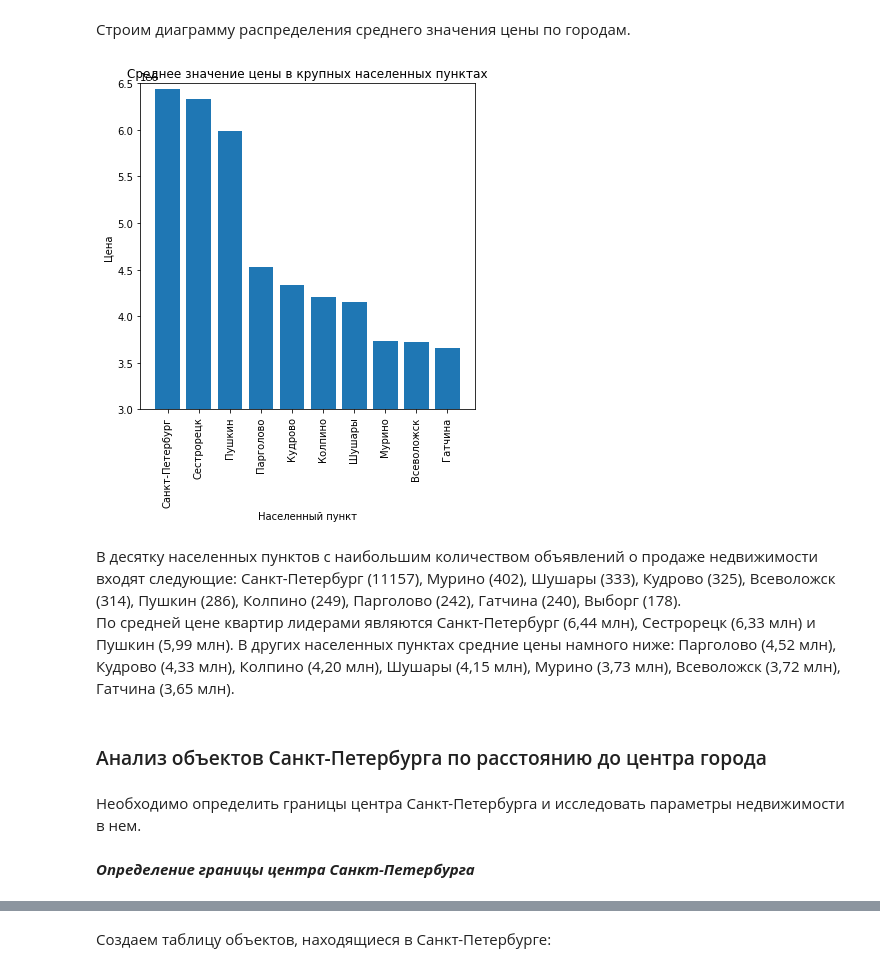
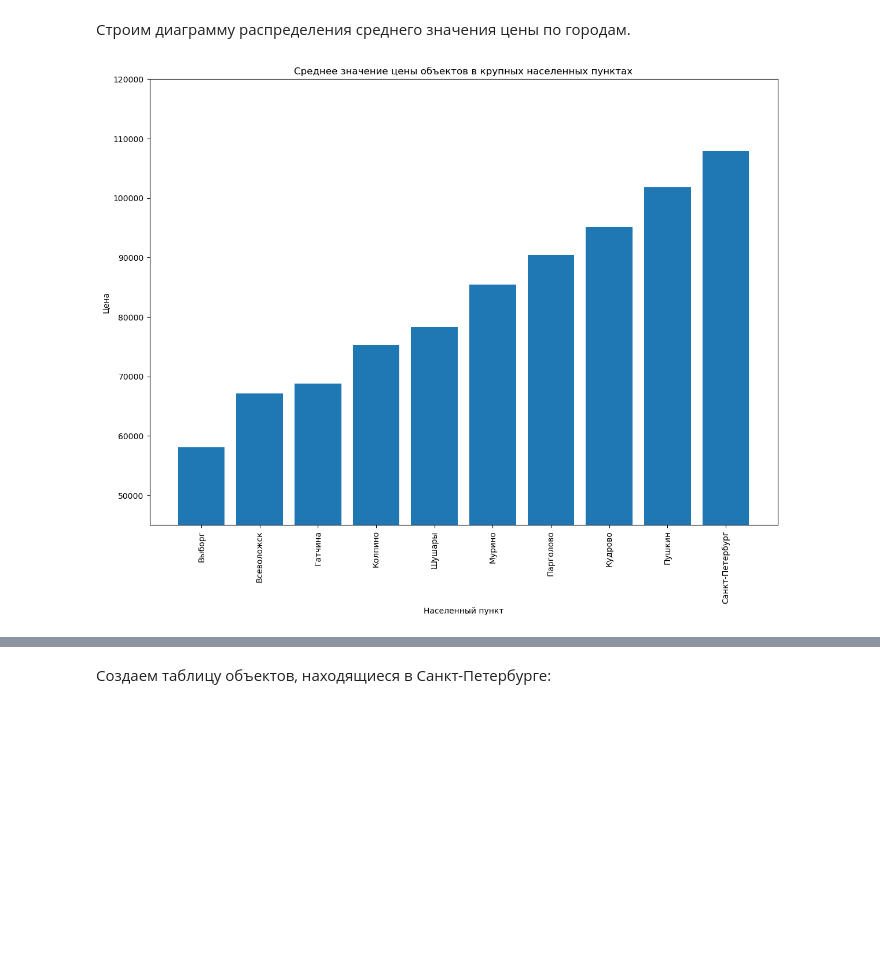
Before and after one commit to bondiq1982/yandex-projects, a Jupyter notebook: flats/flats.ipynb, the cells around one changed output, grey strips where cells are left out. Saved outputs shown, nothing was run; the diff lists cells and outputs as text; code cells hidden in the pictures; blank space fills up the shorter version.

```diff
--- a/flats/flats.ipynb
+++ b/flats/flats.ipynb
@@ -1008,0 +694,5 @@ rooms_lp
+# %%
+df_work.loc[(df_work['floor'] == 1), 'floor_class'] = 'Первый'
+df_work.loc[(df_work['floors_total'] != df_work['floor']) & (df_work['floor'] != 1), 'floor_class'] = 'Другой'
+df_work.loc[(df_work['floors_total'] == df_work['floor']) & (df_work['floors_total'] != 1), 'floor_class'] = 'Последний'
+df_work['floor_class'] = pd.Categorical(df_work['floor_class'], ['Первый', 'Другой', 'Последний'])
@@ -1008,0 +701,2 @@ rooms_lp
+# %%
+df_work['cityCenters_nearest_km'] = (df_work['cityCenters_nearest'] / 1000).round()
@@ -1282,6 +1125,10 @@ plt.show()
 # %% [markdown]
 Создаем сводную таблицу, содержащую десять городов с наибольшим количеством объявлений:
 # %%
-df_locality = good_df.pivot_table(index='locality_name_unique', values='balcony', aggfunc='count').astype('uint32')
-df_locality.columns=['count']
-df_locality = df_locality.sort_values(by='count', ascending=False)[:10]
+df_locality = df_work.pivot_table(index='locality_name_unique', values='price_m', aggfunc=['count', 'mean'])
+df_locality.columns = df_locality.columns.droplevel(1)
+df_locality = (
+    df_locality.sort_values(by='count', ascending=False)[:10]
+               .sort_values(by='mean')
+)
+df_locality
@@ -1312,2 +1147,0 @@ df_locality_price.columns=['price_mean']
-# %%
-df_locality = df_locality.merge(df_locality_price, on='locality_name_unique').sort_values(by='price_mean', ascending=False)
@@ -1331,22 +1148,13 @@ df_locality
 # %% [markdown]
 Строим диаграмму распределения среднего значения цены по городам.
 # %%
-plt.figure(figsize=(6,6))
-ax = plt.bar(df_locality.index, df_locality['price_mean'])
-plt.title('Среднее значение цены в крупных населенных пунктах')
+plt.figure(figsize=(14,10))
+ax = plt.bar(df_locality.index, df_locality['mean'])
+plt.title('Среднее значение цены объектов в крупных населенных пунктах')
 plt.ylabel('Цена')
 plt.xlabel('Населенный пункт')
 plt.xticks(rotation=90)
-plt.ylim([3000000, 6500000])
+plt.ylim([45000, 120000])
 plt.show()
 # %% [output]
-[figure, old version]
+[figure, new version]
-# %% [markdown]
-В десятку населенных пунктов с наибольшим количеством объявлений о продаже недвижимости входят следующие: Санкт-Петербург (11157), Мурино (402), Шушары (333), Кудрово (325), Всеволожск (314), Пушкин (286), Колпино (249), Парголово (242), Гатчина (240), Выборг (178).
-По средней цене квартир лидерами являются Санкт-Петербург (6,44 млн), Сестрорецк (6,33 млн) и Пушкин (5,99 млн). В других населенных пунктах средние цены намного ниже: Парголово (4,52 млн), Кудрово (4,33 млн), Колпино (4,20 млн), Шушары (4,15 млн), Мурино (3,73 млн), Всеволожск (3,72 млн), Гатчина (3,65 млн).
-# %% [markdown]
-### Анализ объектов Санкт-Петербурга по расстоянию до центра города
-# %% [markdown]
-Необходимо определить границы центра Санкт-Петербурга и исследовать параметры недвижимости в нем.
-# %% [markdown]
-***Определение границы центра Санкт-Петербурга***
```
Also changed, not shown: parts of 505 cells of this notebook.
